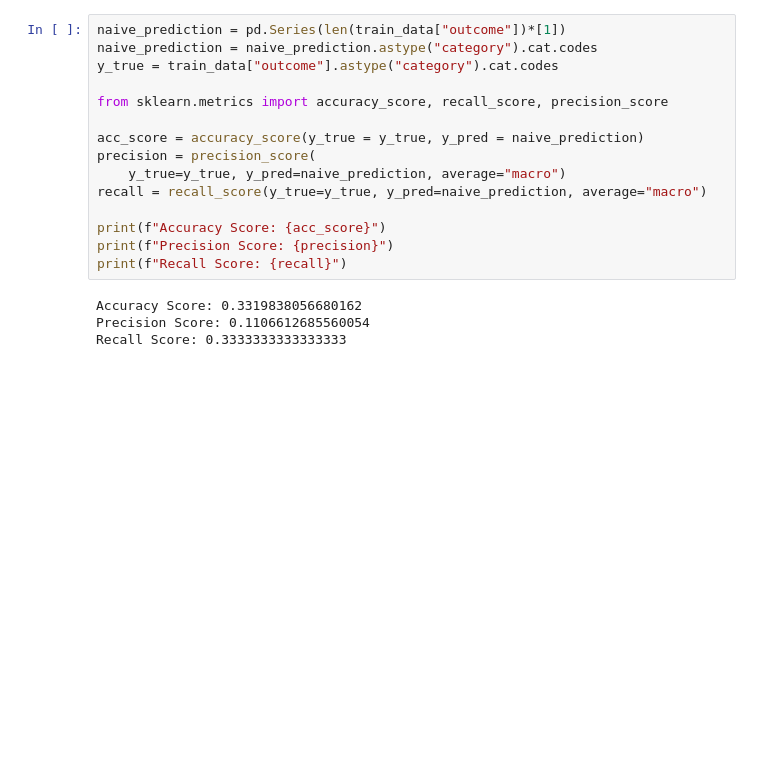
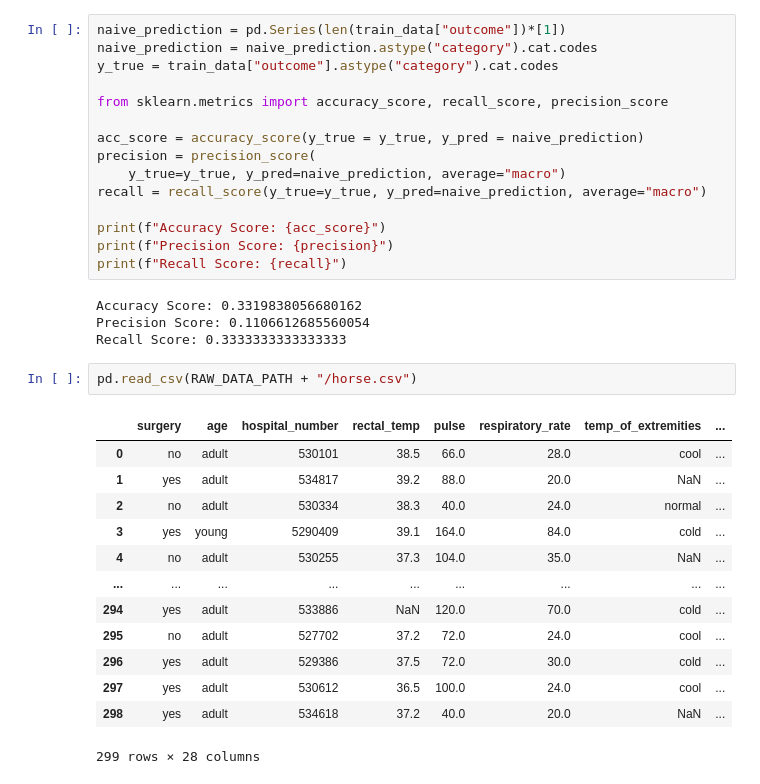
Before and after one commit to RobinWesselmann/classification_Horse_Health_Outcome, a Jupyter notebook: notebooks/EDA.ipynb, the cells around one changed output. Saved outputs shown, nothing was run; the diff lists cells and outputs as text; blank space fills up the shorter version.

```diff
--- a/notebooks/EDA.ipynb
+++ b/notebooks/EDA.ipynb
@@ -728,3 +728,19 @@ print(f"Recall Score: {recall}")
 Accuracy Score: 0.3319838056680162
 Precision Score: 0.1106612685560054
 Recall Score: 0.3333333333333333
+# %%
+pd.read_csv(RAW_DATA_PATH + "/horse.csv")
+# %% [output]
+|  | surgery | age | hospital_number | rectal_temp | pulse | respiratory_rate | temp_of_extremities | ... |
+| 0 | no | adult | 530101 | 38.5 | 66.0 | 28.0 | cool | ... |
+| 1 | yes | adult | 534817 | 39.2 | 88.0 | 20.0 | NaN | ... |
+| 2 | no | adult | 530334 | 38.3 | 40.0 | 24.0 | normal | ... |
+| 3 | yes | young | 5290409 | 39.1 | 164.0 | 84.0 | cold | ... |
+| 4 | no | adult | 530255 | 37.3 | 104.0 | 35.0 | NaN | ... |
+| ... | ... | ... | ... | ... | ... | ... | ... | ... |
+| 294 | yes | adult | 533886 | NaN | 120.0 | 70.0 | cold | ... |
+| 295 | no | adult | 527702 | 37.2 | 72.0 | 24.0 | cool | ... |
+| 296 | yes | adult | 529386 | 37.5 | 72.0 | 30.0 | cold | ... |
+| 297 | yes | adult | 530612 | 36.5 | 100.0 | 24.0 | cool | ... |
+| 298 | yes | adult | 534618 | 37.2 | 40.0 | 20.0 | NaN | ... |
+299 rows × 28 columns
```
Also changed, not shown: 7 other files.
